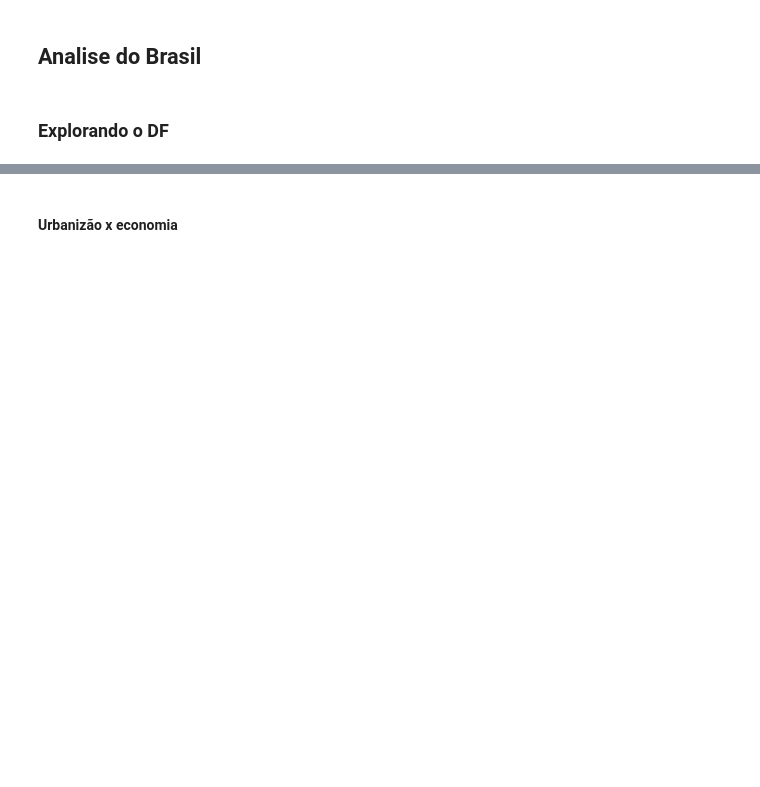
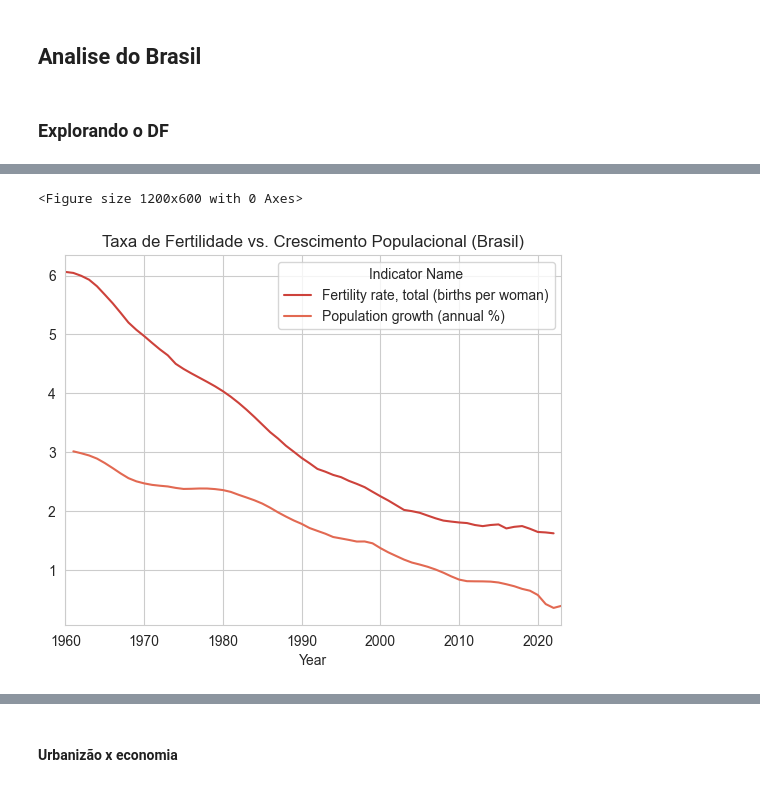
Before and after one commit to PrimeRibs2501/SME0852-SME0829, a Jupyter notebook: trab3.ipynb, the cells around one changed output, grey strips where cells are left out. Drawn from its saved outputs; the diff is of its cells as text; code cells hidden in the pictures; blank space fills up the shorter version.

```diff
--- a/trab3.ipynb
+++ b/trab3.ipynb
@@ -351,3 +337,14 @@ plt.show()
+# %%
+import matplotlib.pyplot as plt
+
+# Exemplo: Fertility rate vs. Population growth
+plt.figure(figsize=(12, 6))
+df_brasil_wide[["Fertility rate, total (births per woman)", "Population growth (annual %)"]].plot()
+plt.title("Taxa de Fertilidade vs. Crescimento Populacional (Brasil)")
+plt.show()
+# %% [output]
+<Figure size 1200x600 with 0 Axes>
+[figure, added]
 # %%
 # Análise de fatores demográficos que afetam a população
 fatores_demograficos = [
```
Also changed, not shown: parts of 45 cells of this notebook.
